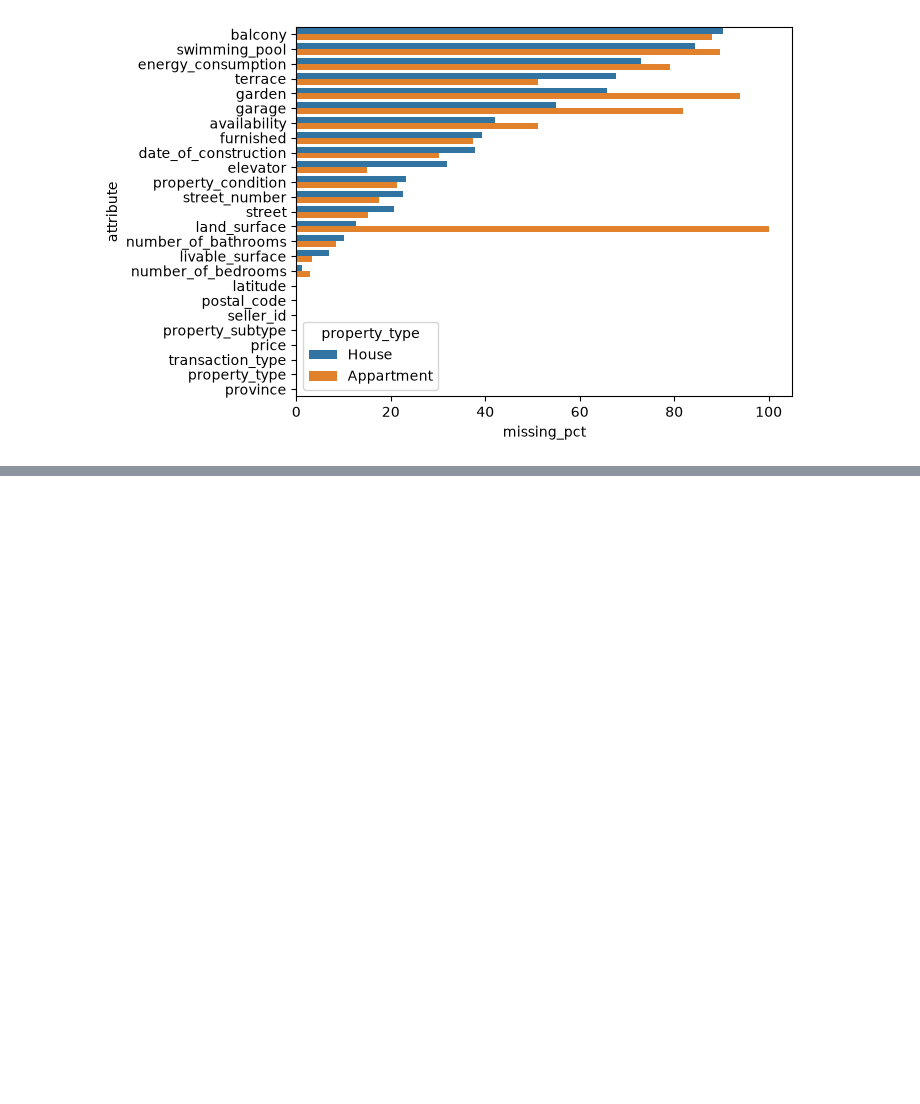
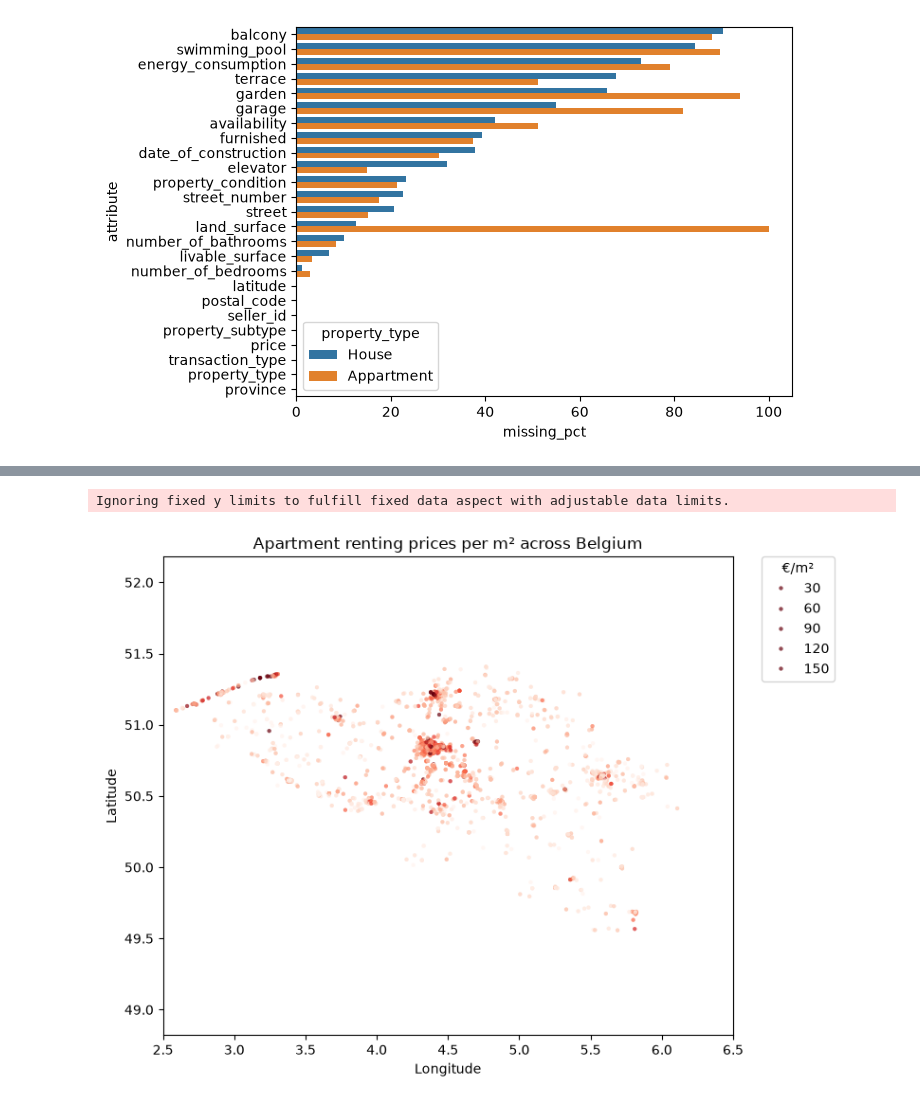
Before and after one commit to Gunay-Bayramova/immoeliza_data_analysis, a Jupyter notebook: Analysis/soo_notebook.ipynb, the cells around one changed output, grey strips where cells are left out. Saved outputs shown, nothing was run; the diff lists cells and outputs as text; code cells hidden in the pictures; blank space fills up the shorter version.

```diff
--- a/Analysis/soo_notebook.ipynb
+++ b/Analysis/soo_notebook.ipynb
@@ -251,0 +368,34 @@ For Rent :
+# %%
+# Rent - Apartment - price per square meter
+
+df_rent_apt = df_rent[df_rent["property_type"] == "Appartment"].copy()
+df_rent_apt["price_per_m2"] = df_rent_apt["price"] / df_rent_apt["livable_surface"]
+min_bound = df_rent_apt["price_per_m2"].quantile(0.05)
+max_bound = df_rent_apt["price_per_m2"].quantile(0.95)
+
+plt.figure(figsize=(8, 6))
+
+sns.scatterplot(
+    data=df_rent_apt,
+    x="longitude",
+    y="latitude",
+    hue="price_per_m2",
+    palette="Reds",
+    s=8,
+    alpha=0.7,
+    edgecolor=None,
+    hue_norm=(min_bound, max_bound)
+)
+
+plt.title("Apartment renting prices per m² across Belgium")
+plt.xlabel("Longitude")
+plt.ylabel("Latitude")
+plt.legend(title="€/m²", bbox_to_anchor=(1.05, 1), loc="upper left", borderaxespad=0)
+plt.axis("equal")
+plt.tight_layout()
+plt.xlim(2.5, 6.5)
+plt.ylim(49.5, 51.5)
+plt.show()
+# %% [output]
+Ignoring fixed y limits to fulfill fixed data aspect with adjustable data limits.
+[figure, added]
```
Also changed, not shown: parts of 5 cells of this notebook.
